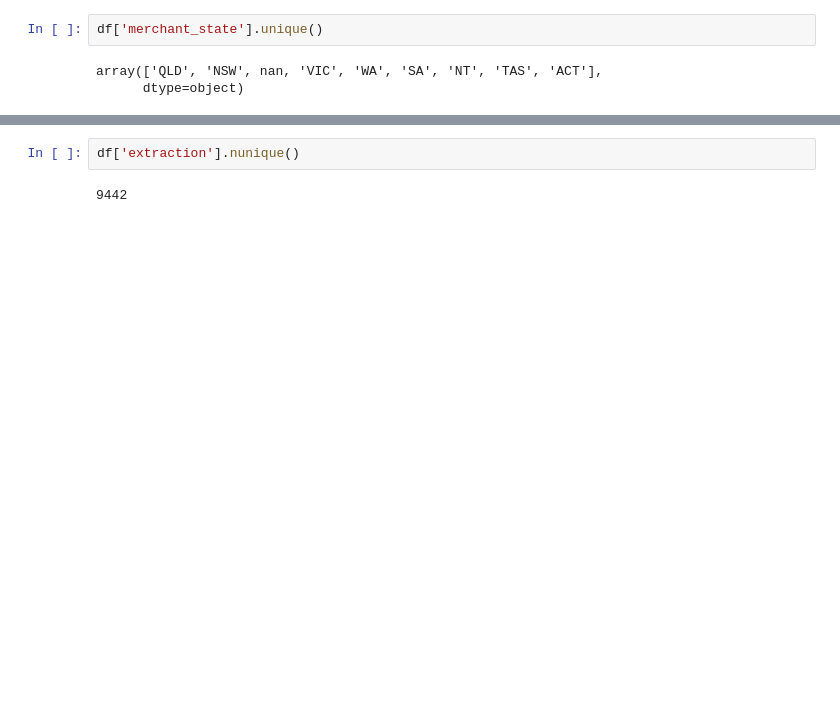
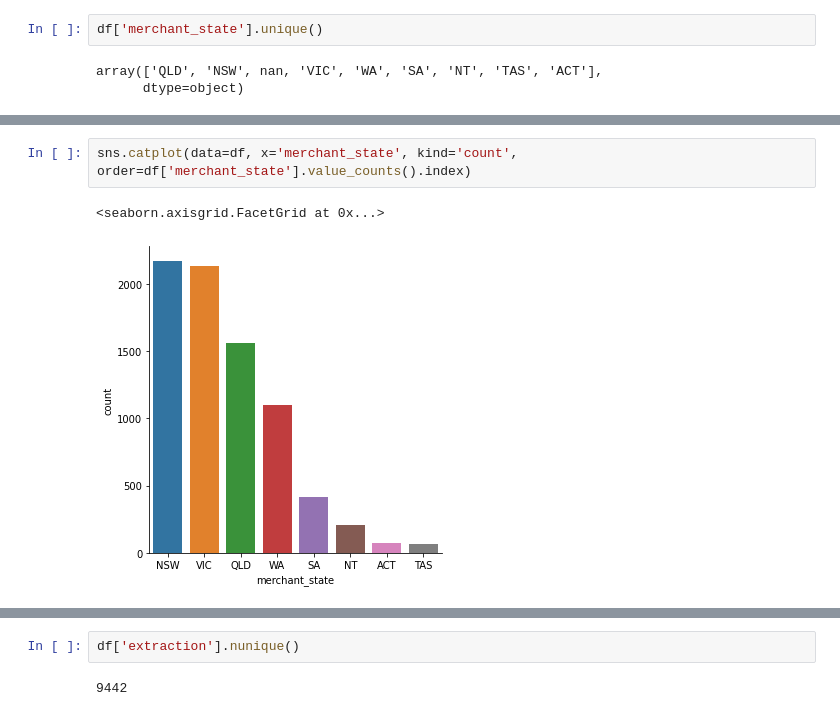
Before and after one commit to nug1209/ANZ_Data_Virtual_Experience, a Jupyter notebook: ANZ_Data_Analytics.ipynb, the cells around one changed output, grey strips where cells are left out. Saved outputs shown, nothing was run; the diff lists cells and outputs as text; blank space fills up the shorter version.

```diff
--- a/ANZ_Data_Analytics.ipynb
+++ b/ANZ_Data_Analytics.ipynb
@@ -248,0 +294,5 @@ array(['QLD', 'NSW', nan, 'VIC', 'WA', 'SA', 'NT', 'TAS', 'ACT'],
+# %%
+sns.catplot(data=df, x='merchant_state', kind='count', order=df['merchant_state'].value_counts().index)
+# %% [output]
+<seaborn.axisgrid.FacetGrid at 0x...>
+[figure, added]
```
Also changed, not shown: parts of 11 cells of this notebook.
